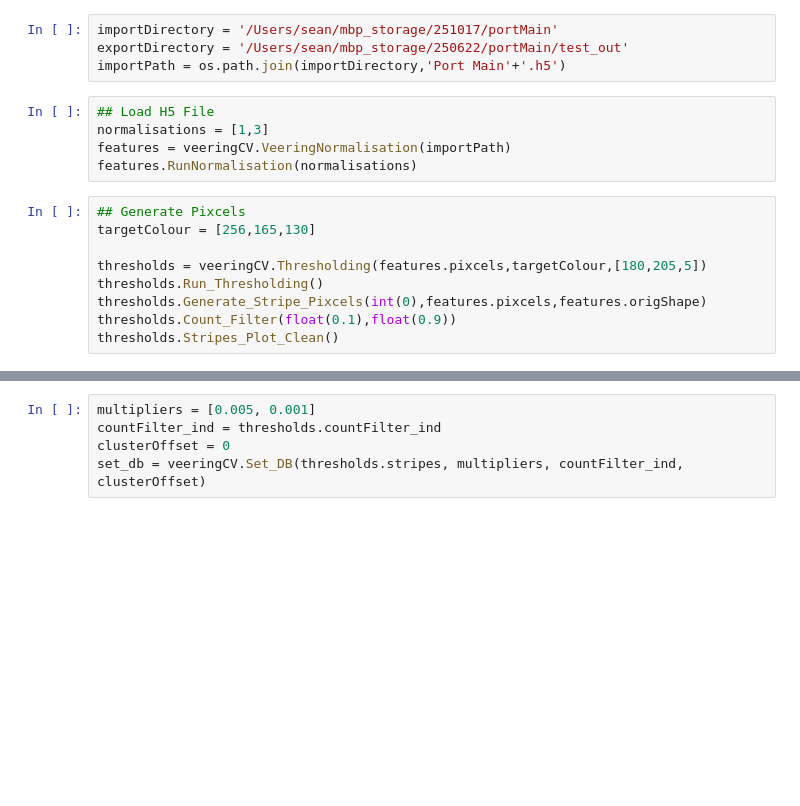
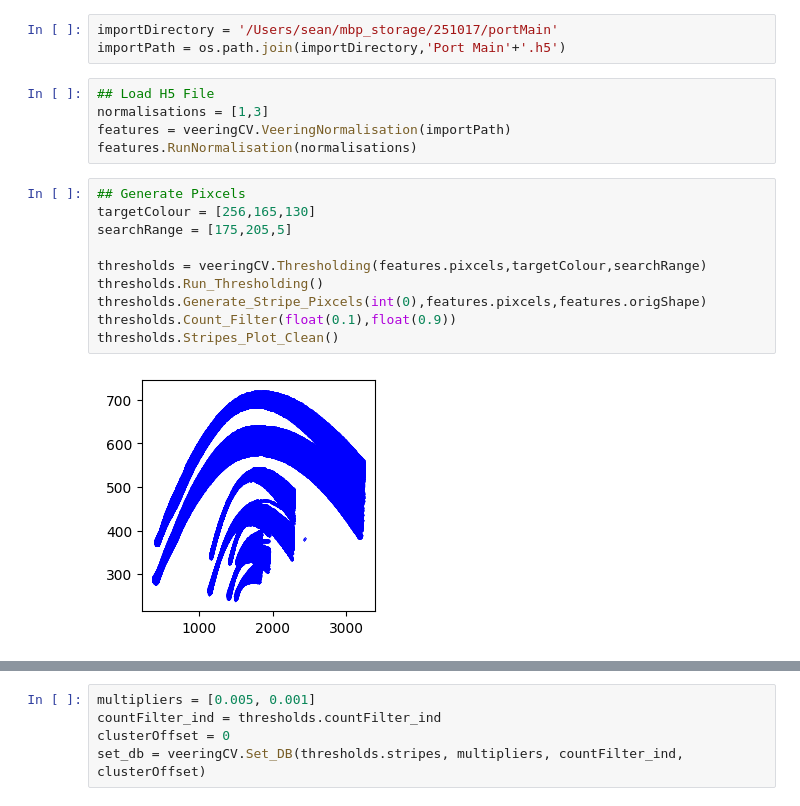
Before and after one commit to oro-sean/stripeFieldGUI, a Jupyter notebook: dev_NB.ipynb, the cells around one changed output, grey strips where cells are left out. Saved outputs shown, nothing was run; the diff lists cells and outputs as text; blank space fills up the shorter version.

```diff
--- a/dev_NB.ipynb
+++ b/dev_NB.ipynb
@@ -7,6 +12,5 @@ reload(veeringCV)
 # %%
 importDirectory = '/Users/sean/mbp_storage/251017/portMain'
-exportDirectory = '/Users/sean/mbp_storage/250622/portMain/test_out'
 importPath = os.path.join(importDirectory,'Port Main'+'.h5')
 # %%
 ## Load H5 File
@@ -16,12 +20,15 @@ features.RunNormalisation(normalisations)
 # %%
 ## Generate Pixcels
 targetColour = [256,165,130]
+searchRange = [175,205,5]
 
-thresholds = veeringCV.Thresholding(features.pixcels,targetColour,[180,205,5])
+thresholds = veeringCV.Thresholding(features.pixcels,targetColour,searchRange)
 thresholds.Run_Thresholding()
 thresholds.Generate_Stripe_Pixcels(int(0),features.pixcels,features.origShape)
 thresholds.Count_Filter(float(0.1),float(0.9))
 thresholds.Stripes_Plot_Clean()
+# %% [output]
+[figure, added]
 # %%
 ## Thresholds Graph
 thresholds.Threshold_Graphs()
```
Also changed, not shown: parts of 15 cells of this notebook, 2 other files.
